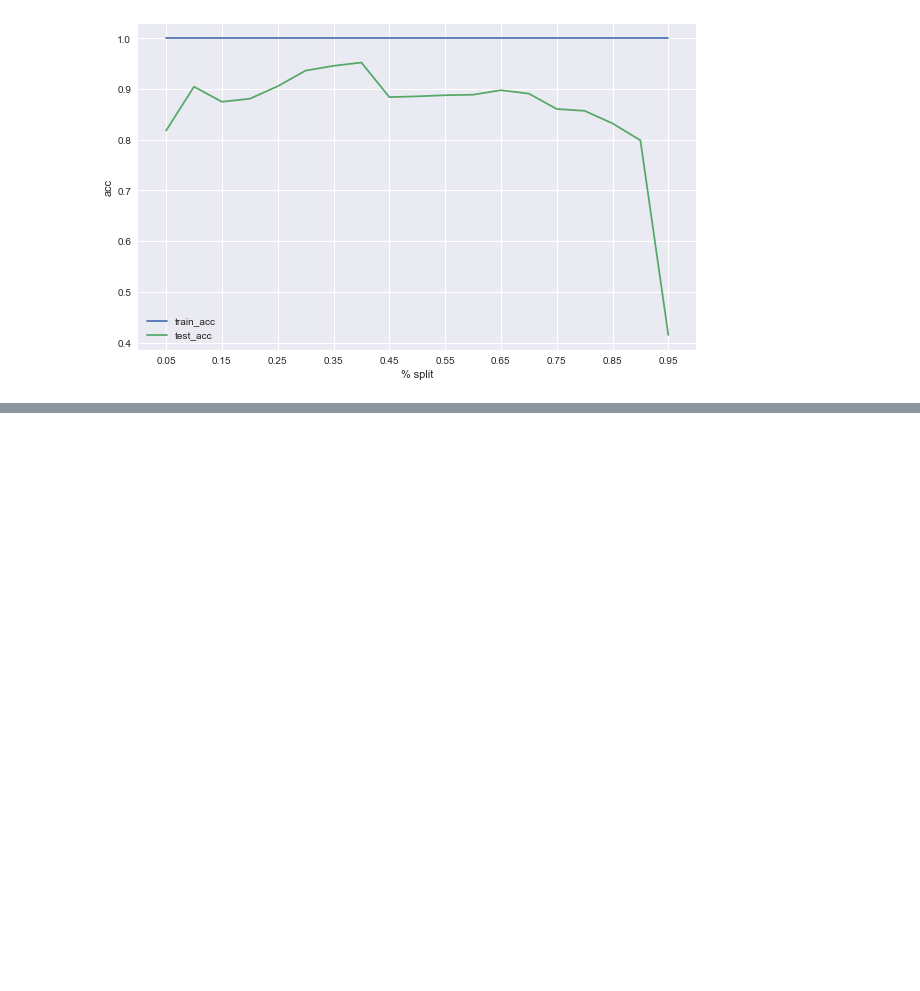
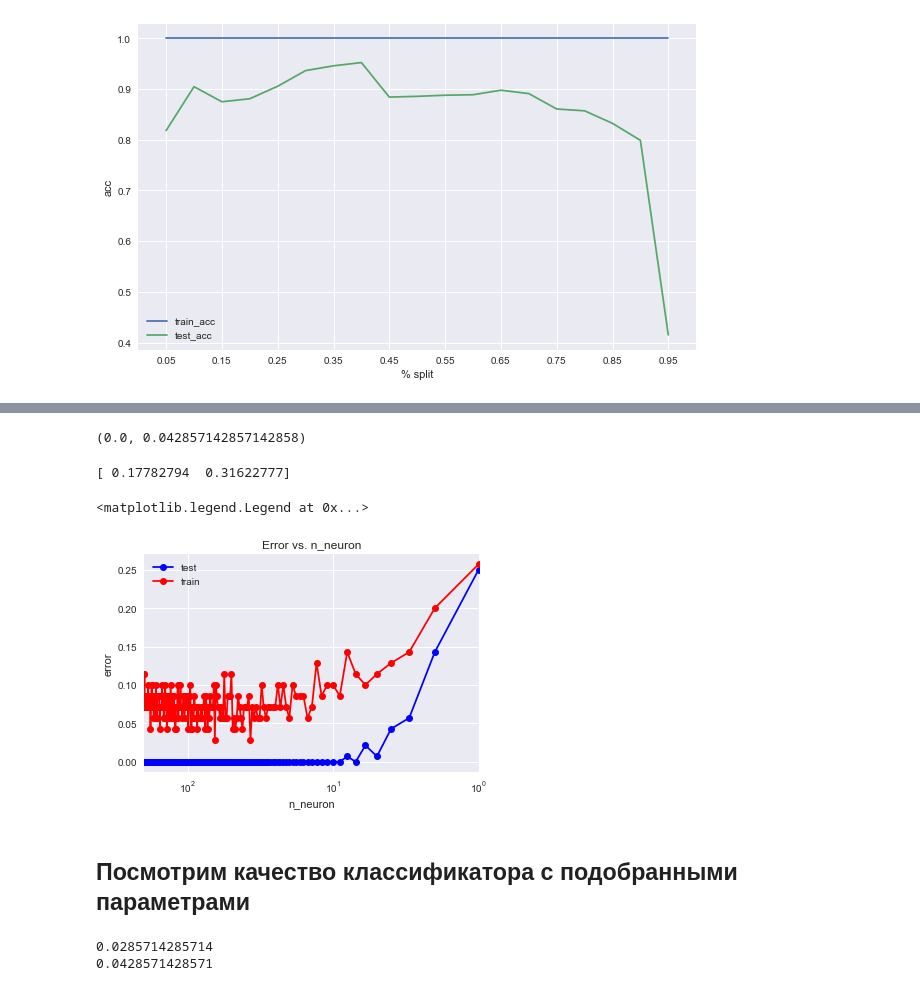
Before and after one commit to stasysp/Data_Mining_labs, a Jupyter notebook: Lab1.ipynb, the cells around one changed output, grey strips where cells are left out. Drawn from its saved outputs; the diff is of its cells as text; code cells hidden in the pictures; blank space fills up the shorter version.

```diff
--- a/Lab1.ipynb
+++ b/Lab1.ipynb
@@ -436,0 +542,47 @@ plt.legend(loc='best')
+# %%
+min_train_err = np.min(train_err)
+min_test_err = np.min(test_err)
+print(min_train_err, min_test_err)
+# %% [output]
+(0.0, 0.042857142857142858)
+# %%
+alpha_opt = alpha_arr[test_err == min_test_err]
+print(alpha_opt)
+# %% [output]
+[ 0.17782794  0.31622777]
+# %%
+n_neuron_arr = np.linspace(1, 200, 200)
+test_err = []
+train_err = []
+for n in n_neuron_arr:
+    mlp_model = MLPClassifier(alpha = 0.001, hidden_layer_sizes = (int(n),),
+                              solver = 'lbfgs', activation = 'logistic', random_state = 123)
+    mlp_model.fit(X_train, y_train)
+
+    y_train_pred = mlp_model.predict(X_train)
+    y_test_pred = mlp_model.predict(X_test)
+    train_err.append(np.mean(y_train != y_train_pred))
+    test_err.append(np.mean(y_test != y_test_pred))
+plt.semilogx(n_neuron_arr, train_err, 'b-o', label = 'test')
+plt.xlim(200, 0)
+plt.title('Error vs. n_neuron')
+plt.xlabel('n_neuron')
+plt.ylabel('error')
+plt.legend()
+# %% [output]
+<matplotlib.legend.Legend at 0x...>
+[figure, added]
+# %% [markdown]
+## Посмотрим качество классификатора с подобранными параметрами
+# %%
+mlp_model = MLPClassifier(alpha = alpha_opt[0], hidden_layer_sizes = (100,),
+                          solver = 'lbfgs', activation = 'logistic', random_state = 42)
+mlp_model.fit(X_train, y_train)
+
+y_train_pred = mlp_model.predict(X_train)
+y_test_pred = mlp_model.predict(X_test)
+print(np.mean(y_train != y_train_pred))
+print(np.mean(y_test != y_test_pred))
+# %% [output]
+0.0285714285714
+0.0428571428571
```
Also changed, not shown: parts of 15 cells of this notebook.
